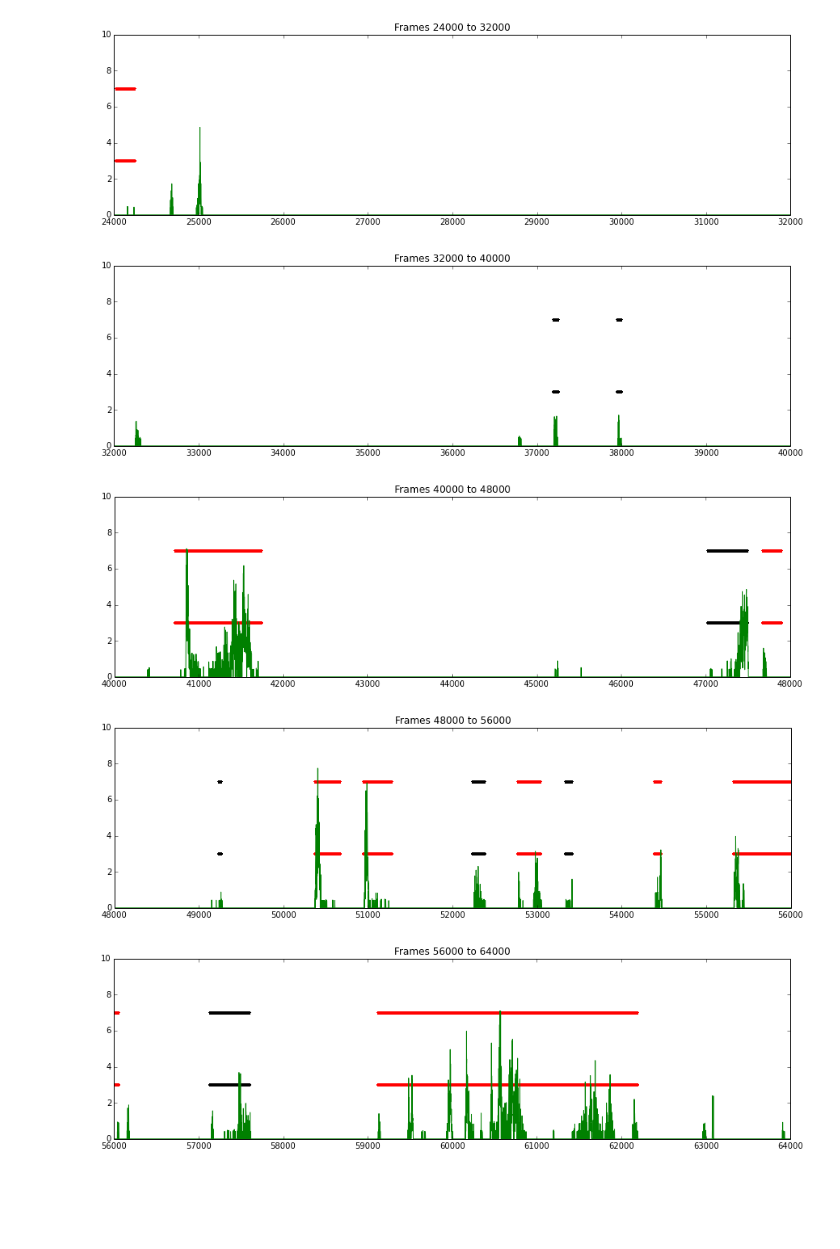
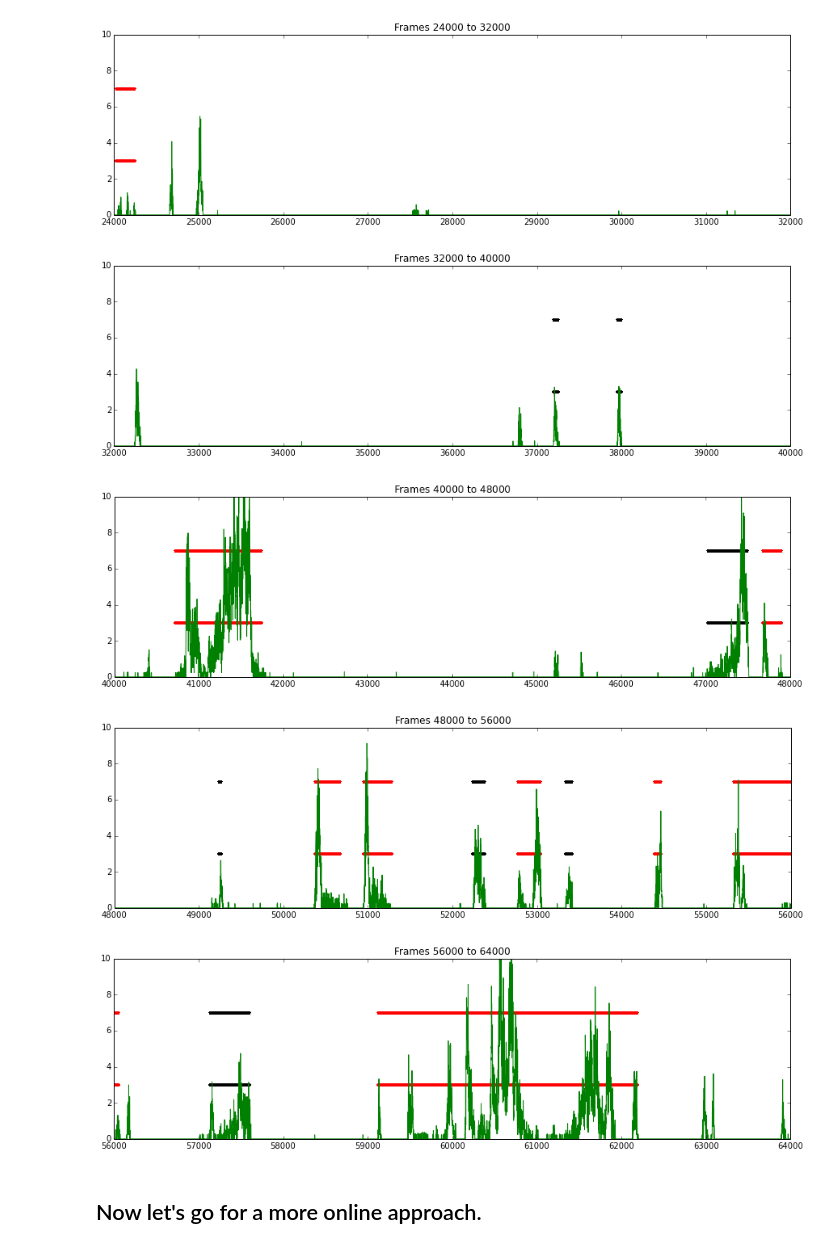
Before and after one commit to ingenieroariel/thesis, a Jupyter notebook: notes/030-Peak-detect-longer-mbh.ipynb, the cells around one changed output. Cells and saved outputs as stored; diff of their text form; code cells hidden in the pictures; blank space fills up the shorter version.

```diff
--- a/notes/030-Peak-detect-longer-mbh.ipynb
+++ b/notes/030-Peak-detect-longer-mbh.ipynb
@@ -208,5 +224,5 @@ def check(input_data, groundtruth, error_limit=0, STEP=8000):
         plt.xlim(index, index + STEP)
         plt.ylim((0, YLIM))
 # %%
-check(data, groundtruth, error_limit=0.4)
+check(data, groundtruth, error_limit=normal_data.error.quantile(0.75))
 # %% [output]
@@ -216,5 +232,7 @@ check(data, groundtruth, error_limit=0.4)
-[figure, old version]
+[figure, new version]
-[figure, old version]
+[figure, new version]
-[figure, old version]
+[figure, new version]
-[figure, old version]
+[figure, new version]
-[figure, old version]
+[figure, new version]
+# %% [markdown]
+## Now let's go for a more online approach.
```
Also changed, not shown: parts of 10 cells of this notebook, 2 other files.
